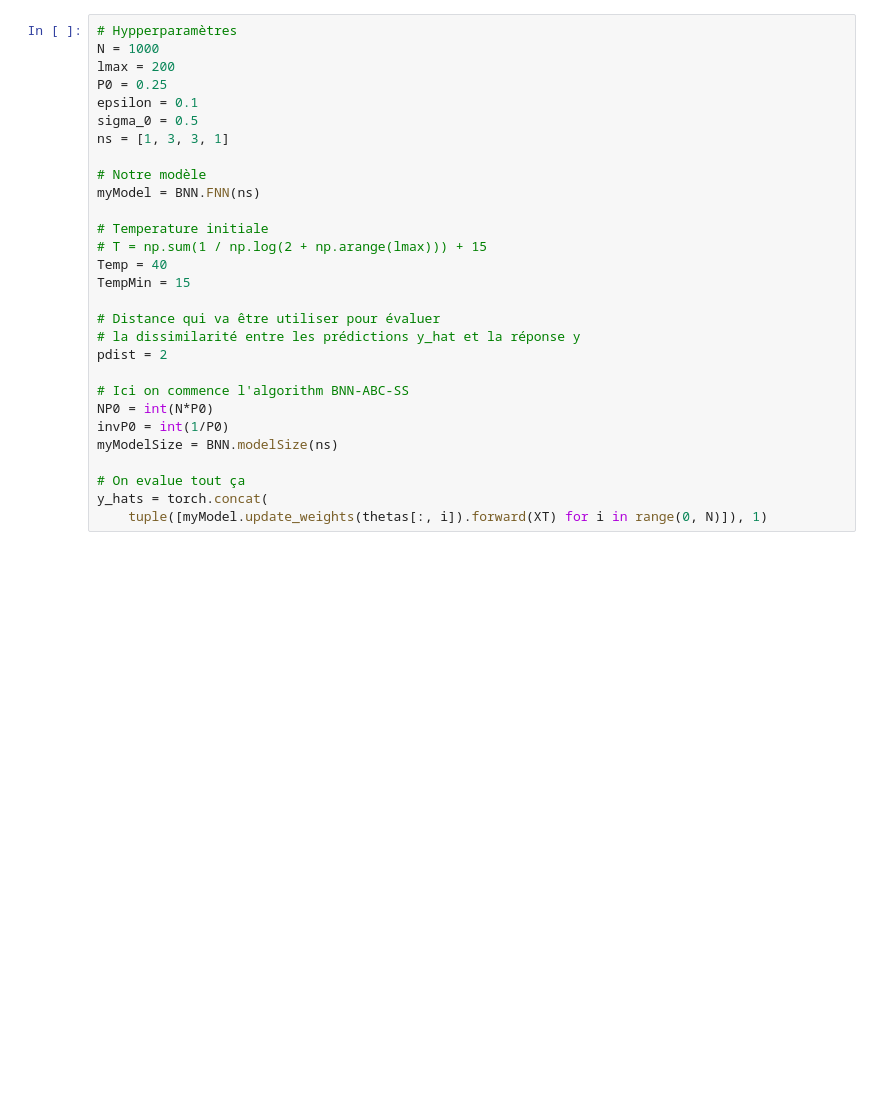
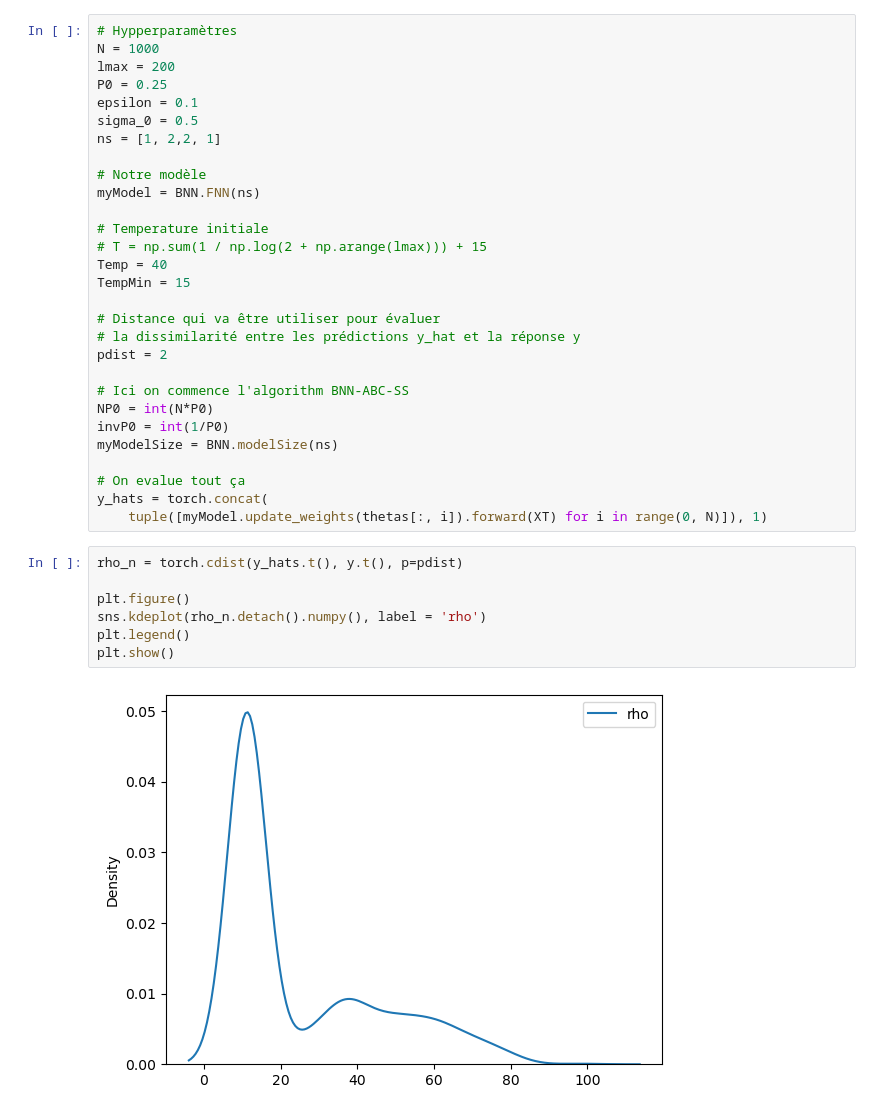
Before and after one commit to Davidson-Lova/PFE_BNN_ABS_SS, a Jupyter notebook: weightAnalysis.ipynb, the cells around one changed output. Drawn from its saved outputs; the diff is of its cells as text; blank space fills up the shorter version.

```diff
--- a/weightAnalysis.ipynb
+++ b/weightAnalysis.ipynb
@@ -62,7 +62,7 @@ lmax = 200
 P0 = 0.25
 epsilon = 0.1
 sigma_0 = 0.5
-ns = [1, 3, 3, 1]
+ns = [1, 2,2, 1]
 
 # Notre modèle
 myModel = BNN.FNN(ns)
@@ -84,4 +84,13 @@ myModelSize = BNN.modelSize(ns)
 # On evalue tout ça
 y_hats = torch.concat(
     tuple([myModel.update_weights(thetas[:, i]).forward(XT) for i in range(0, N)]), 1)
+# %%
+rho_n = torch.cdist(y_hats.t(), y.t(), p=pdist)
+
+plt.figure()
+sns.kdeplot(rho_n.detach().numpy(), label = 'rho')
+plt.legend()
+plt.show()
+# %% [output]
+[figure, added]
 # %%
```
Also changed, not shown: parts of 9 cells of this notebook, 3 other files.
